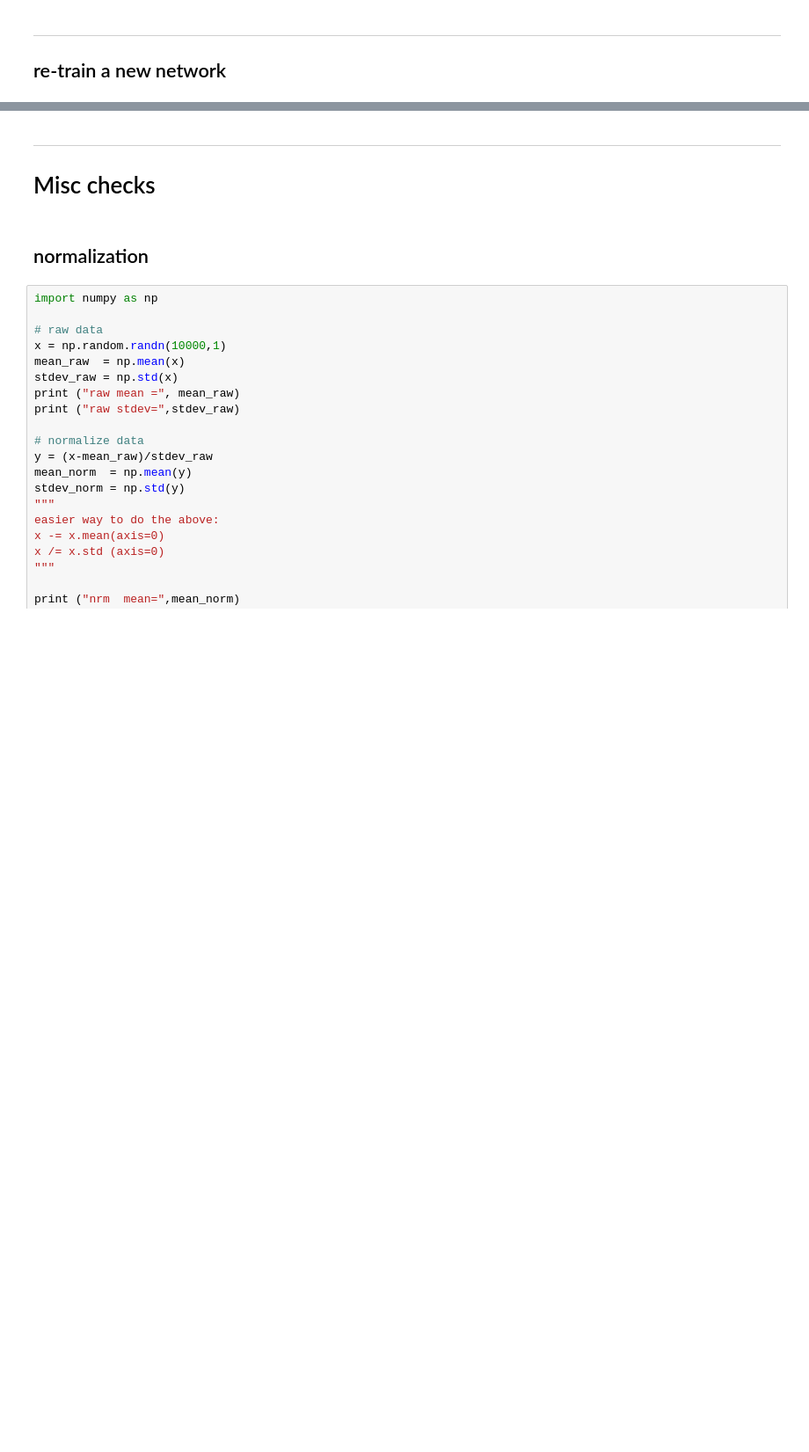
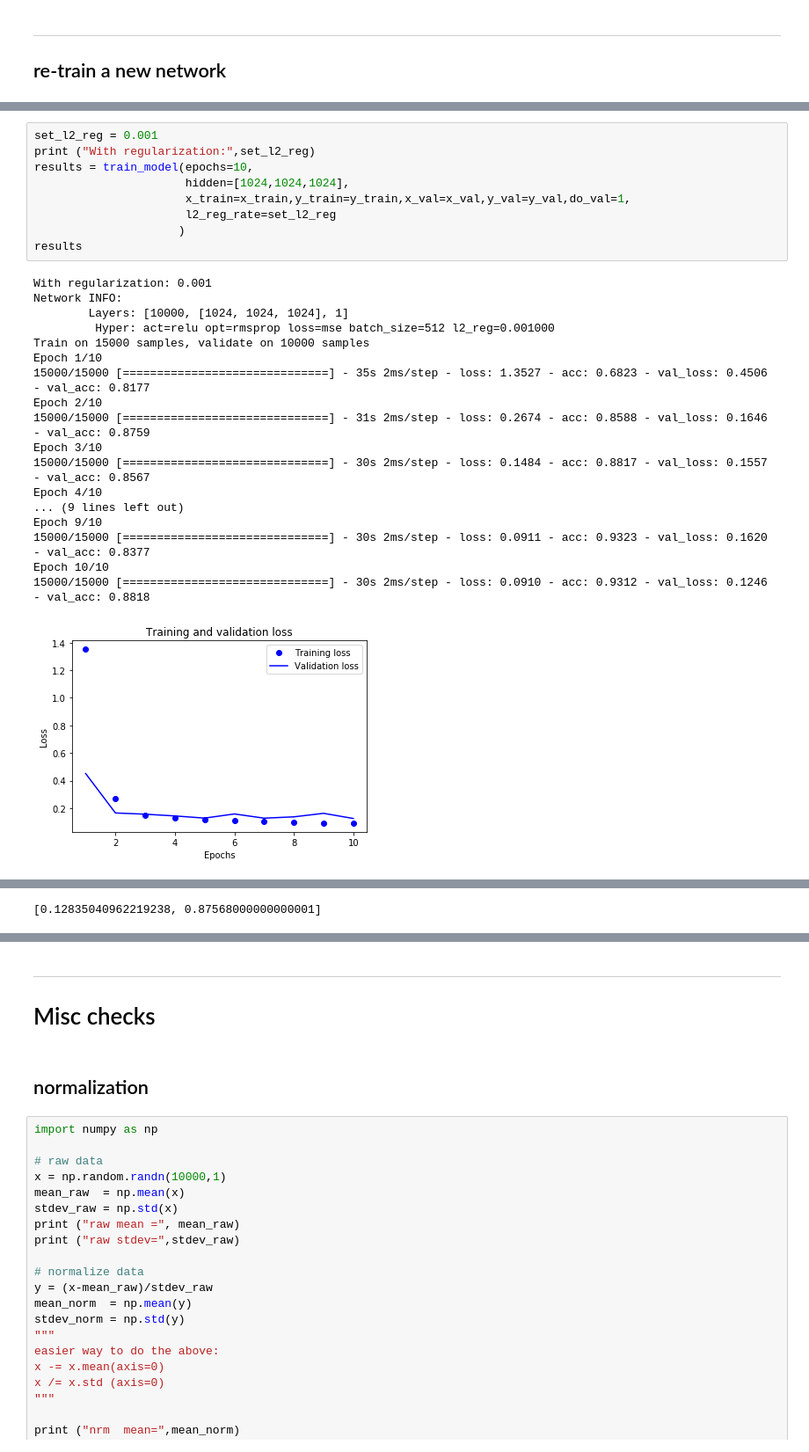
Before and after one commit to sudzam/ProjectX, a Jupyter notebook: sandbox/sudi/jupyter/Trial.ipynb, the cells around one changed output, grey strips where cells are left out. Shown at 88% size. Saved outputs shown, nothing was run; the diff lists cells and outputs as text; blank space fills up the shorter version.

```diff
--- a/sandbox/sudi/jupyter/Trial.ipynb
+++ b/sandbox/sudi/jupyter/Trial.ipynb
@@ -149,0 +167,28 @@ INFO: model evaluation ..
+# %%
+set_l2_reg = 0.001
+print ("With regularization:",set_l2_reg)
+results = train_model(epochs=10,
+                      hidden=[1024,1024,1024],
+                      x_train=x_train,y_train=y_train,x_val=x_val,y_val=y_val,do_val=1,
+                      l2_reg_rate=set_l2_reg
+                     )
+results
+# %% [output]
+With regularization: 0.001
+Network INFO:
+        Layers: [10000, [1024, 1024, 1024], 1]
+         Hyper: act=relu opt=rmsprop loss=mse batch_size=512 l2_reg=0.001000
+Train on 15000 samples, validate on 10000 samples
+Epoch 1/10
+15000/15000 [==============================] - 35s 2ms/step - loss: 1.3527 - acc: 0.6823 - val_loss: 0.4506 - val_acc: 0.8177
+Epoch 2/10
+15000/15000 [==============================] - 31s 2ms/step - loss: 0.2674 - acc: 0.8588 - val_loss: 0.1646 - val_acc: 0.8759
+Epoch 3/10
+15000/15000 [==============================] - 30s 2ms/step - loss: 0.1484 - acc: 0.8817 - val_loss: 0.1557 - val_acc: 0.8567
+Epoch 4/10
+... (9 lines left out)
+Epoch 9/10
+15000/15000 [==============================] - 30s 2ms/step - loss: 0.0911 - acc: 0.9323 - val_loss: 0.1620 - val_acc: 0.8377
+Epoch 10/10
+15000/15000 [==============================] - 30s 2ms/step - loss: 0.0910 - acc: 0.9312 - val_loss: 0.1246 - val_acc: 0.8818
+[figure, added]
@@ -149,0 +197 @@ INFO: model evaluation ..
+[0.12835040962219238, 0.87568000000000001]
```
Also changed, not shown: parts of 9 cells of this notebook.
